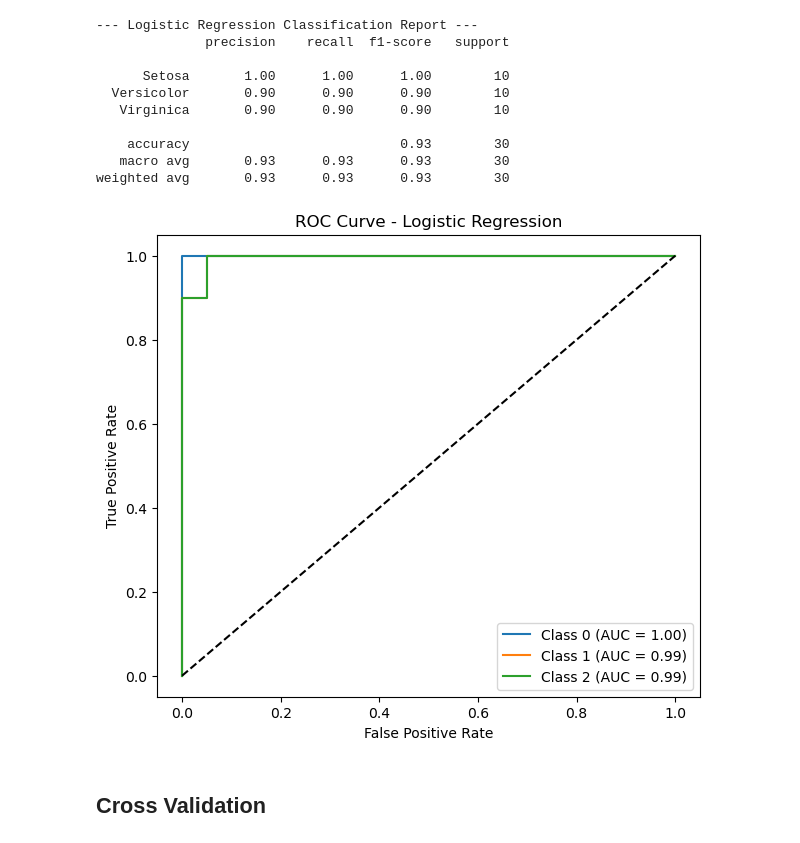
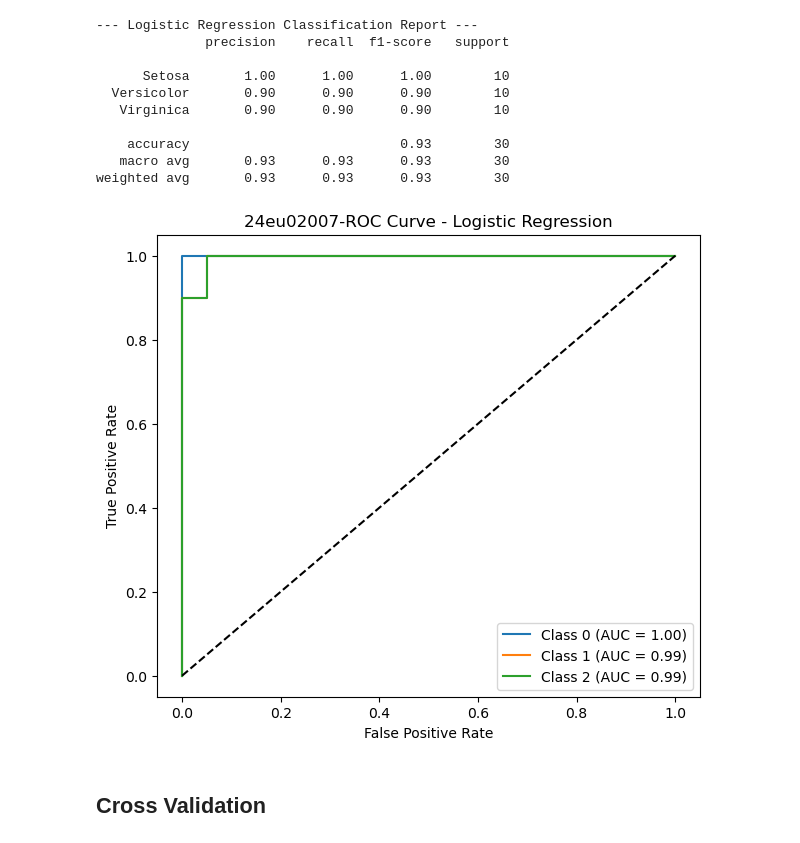
Before and after one commit to saiborra7/ML-LAB, a Jupyter notebook: Exp3 (1).ipynb, the cells around one changed output. Saved outputs shown, nothing was run; the diff lists cells and outputs as text; code cells hidden in the pictures.

```diff
--- a/Exp3 (1).ipynb
+++ b/Exp3 (1).ipynb
@@ -283,30 +283,30 @@ weighted avg       0.93      0.93      0.93        30
 # %%
 from sklearn.preprocessing import label_binarize
 from sklearn.metrics import roc_curve, auc
 import matplotlib.pyplot as plt
 
 # Convert test labels to binary format
 y_test_bin = label_binarize(y_test, classes=[0, 1, 2])
 
 # Get predicted probabilities
 y_score = lr_model.predict_proba(X_test)
 
 # Plot ROC curve for each class
 plt.figure(figsize=(7,6))
 
 for i in range(3):
     fpr, tpr, _ = roc_curve(y_test_bin[:, i], y_score[:, i])
     roc_auc = auc(fpr, tpr)
     plt.plot(fpr, tpr, label=f'Class {i} (AUC = {roc_auc:.2f})')
 
 plt.plot([0,1], [0,1], 'k--')
 plt.xlabel("False Positive Rate")
 plt.ylabel("True Positive Rate")
-plt.title("ROC Curve - Logistic Regression")
+plt.title("24eu02007-ROC Curve - Logistic Regression")
 plt.legend(loc="lower right")
 plt.show()
 # %% [output]
-[figure, old version]
+[figure, new version]
 # %% [markdown]
 ## Cross Validation
 # %%
```
Also changed, not shown: parts of 2 cells of this notebook.
